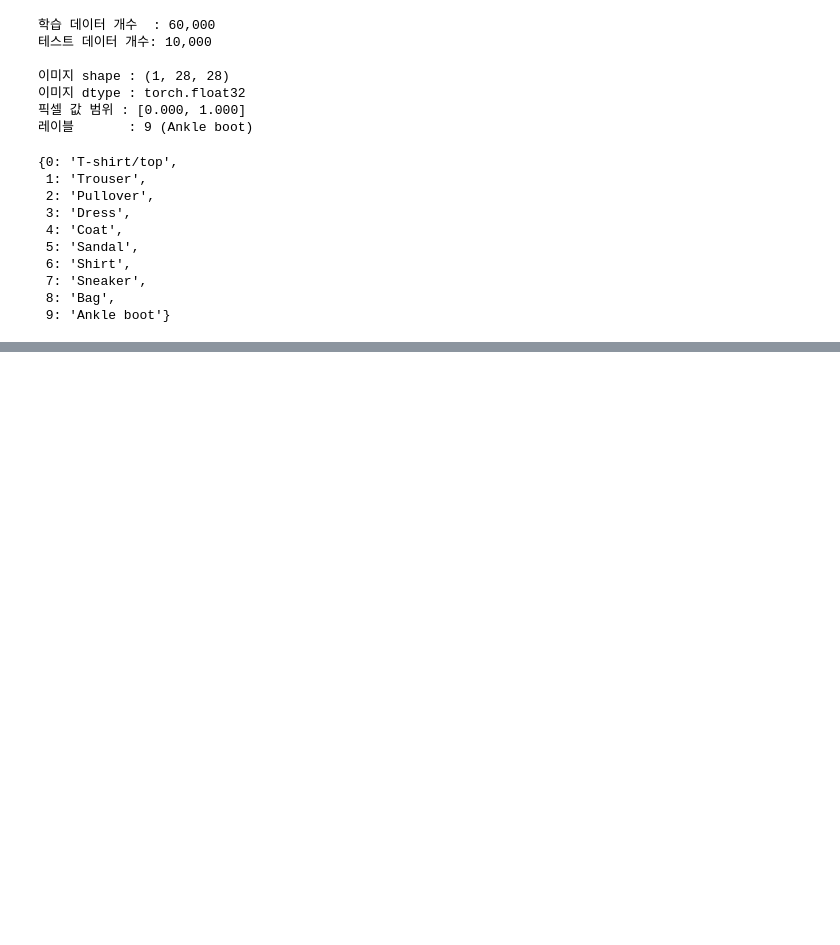
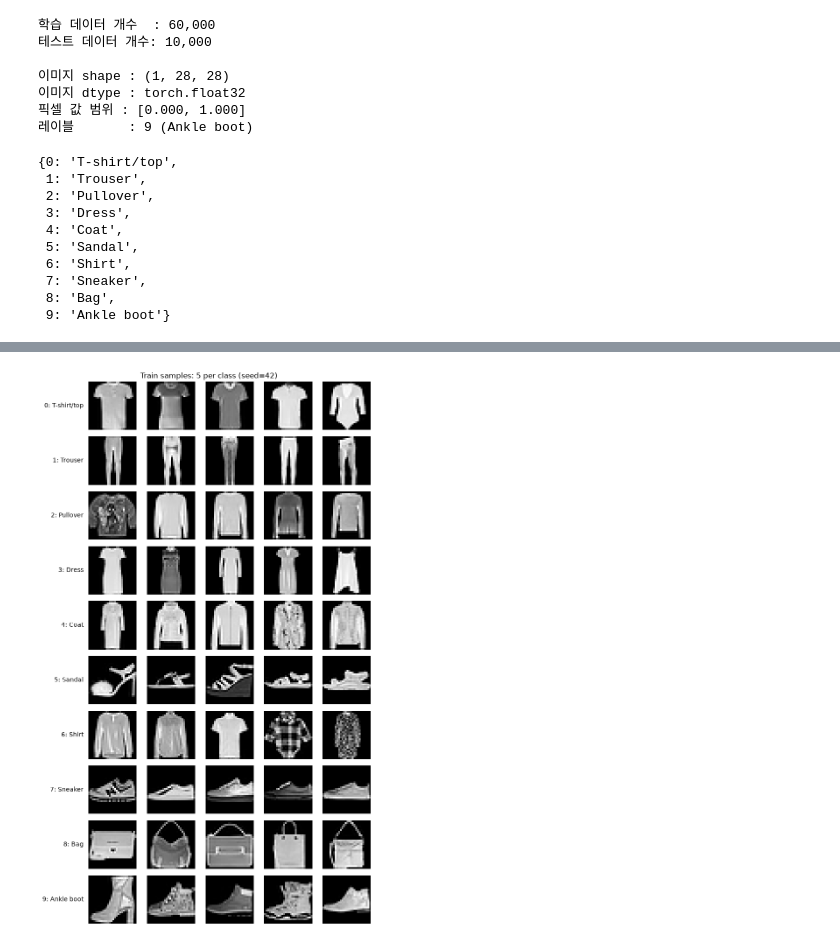
Before and after one commit to raewoo0908/code_it_image_generation, a Jupyter notebook: eda/eda_jaeone.ipynb, the cells around one changed output, grey strips where cells are left out. Cells and saved outputs as stored; diff of their text form; code cells hidden in the pictures; blank space fills up the shorter version.

```diff
--- a/eda/eda_jaeone.ipynb
+++ b/eda/eda_jaeone.ipynb
@@ -122,0 +236,46 @@ idx_to_class
+# %%
+# 5-1. 설정값
+N_SAMPLES_PER_CLASS = 5   # 클래스마다 보여줄 이미지 수
+SEED = 42                 # 랜덤 시드: 실행할 때마다 같은 이미지가 뽑히도록 고정
+
+rng = np.random.default_rng(SEED)
+
+# 5-2. 그림판 만들기: 10줄(클래스) x 5칸(이미지)
+fig, axes = plt.subplots(
+    num_classes, N_SAMPLES_PER_CLASS,
+    figsize=(N_SAMPLES_PER_CLASS * 1.3 + 1.5, num_classes * 1.3),
+)
+
+for class_idx, class_name in enumerate(class_names):
+    # 5-3. 이 클래스에 속하는 이미지들의 위치(인덱스) 찾기
+    #  - train_labels는 셀 4에서 꺼낸 학습 데이터의 targets 값입니다.
+    class_indices = np.where(train_labels == class_idx)[0]
+
+    # 5-4. 그중 N장을 중복 없이 무작위로 선택
+    chosen = rng.choice(class_indices, size=N_SAMPLES_PER_CLASS, replace=False)
+
+    for col, img_idx in enumerate(chosen):
+        ax = axes[class_idx, col]
+
+        # 5-5. data 속성에 저장된 이미지를 흑백으로 표시
+        #  - vmin/vmax를 0~255로 고정해서 모든 이미지의 밝기 기준을 똑같이 맞춥니다.
+        img = train_dataset.data[img_idx].numpy()
+        ax.imshow(img, cmap="gray", vmin=0, vmax=255)
+
+        # 눈금과 테두리 제거 (이미지만 보이도록)
+        ax.set_xticks([])
+        ax.set_yticks([])
+        for spine in ax.spines.values():
+            spine.set_visible(False)
+
+    # 5-6. 각 줄 맨 왼쪽에 클래스 번호와 이름 표시
+    axes[class_idx, 0].set_ylabel(
+        f"{class_idx}: {class_name}",
+        rotation=0, ha="right", va="center", fontsize=10, labelpad=8,
+    )
+
+fig.suptitle(f"Train samples: {N_SAMPLES_PER_CLASS} per class (seed={SEED})", fontsize=12)
+plt.tight_layout()
+plt.show()
+# %% [output]
+[figure, added]
```
Also changed, not shown: parts of 9 cells of this notebook.
